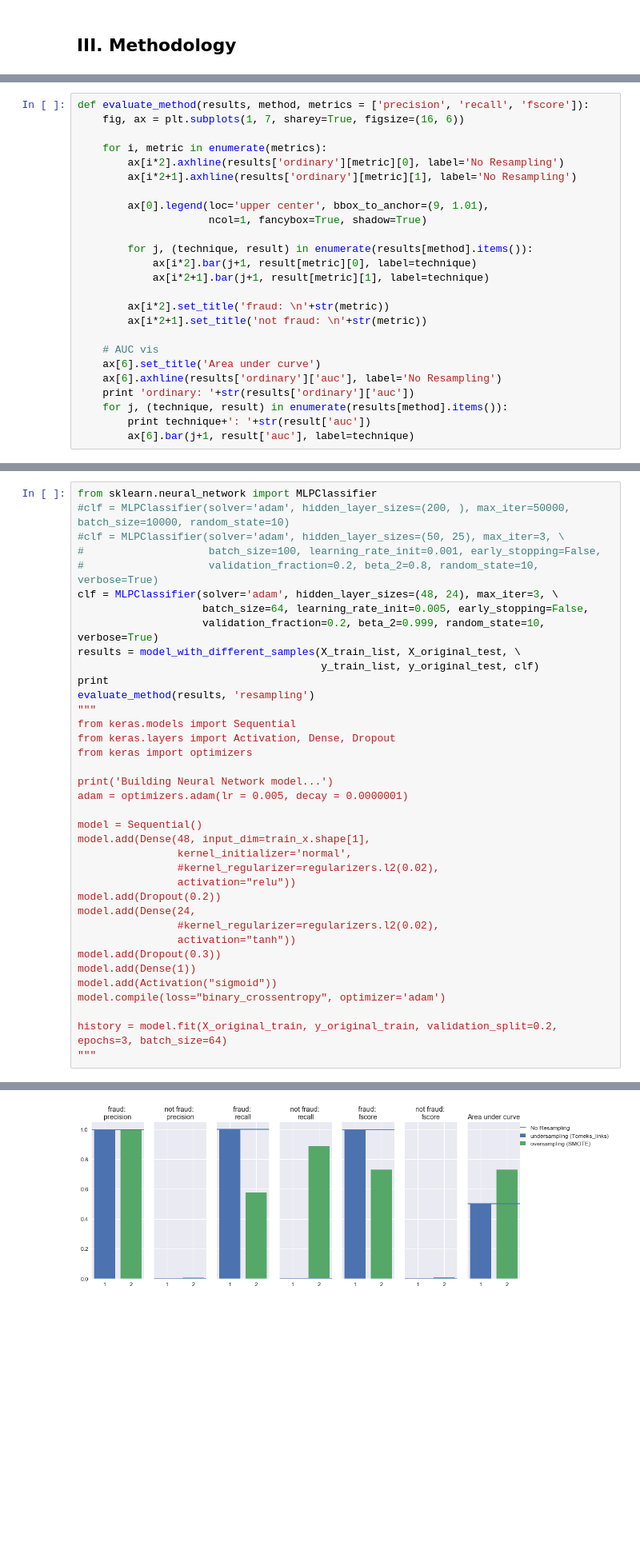
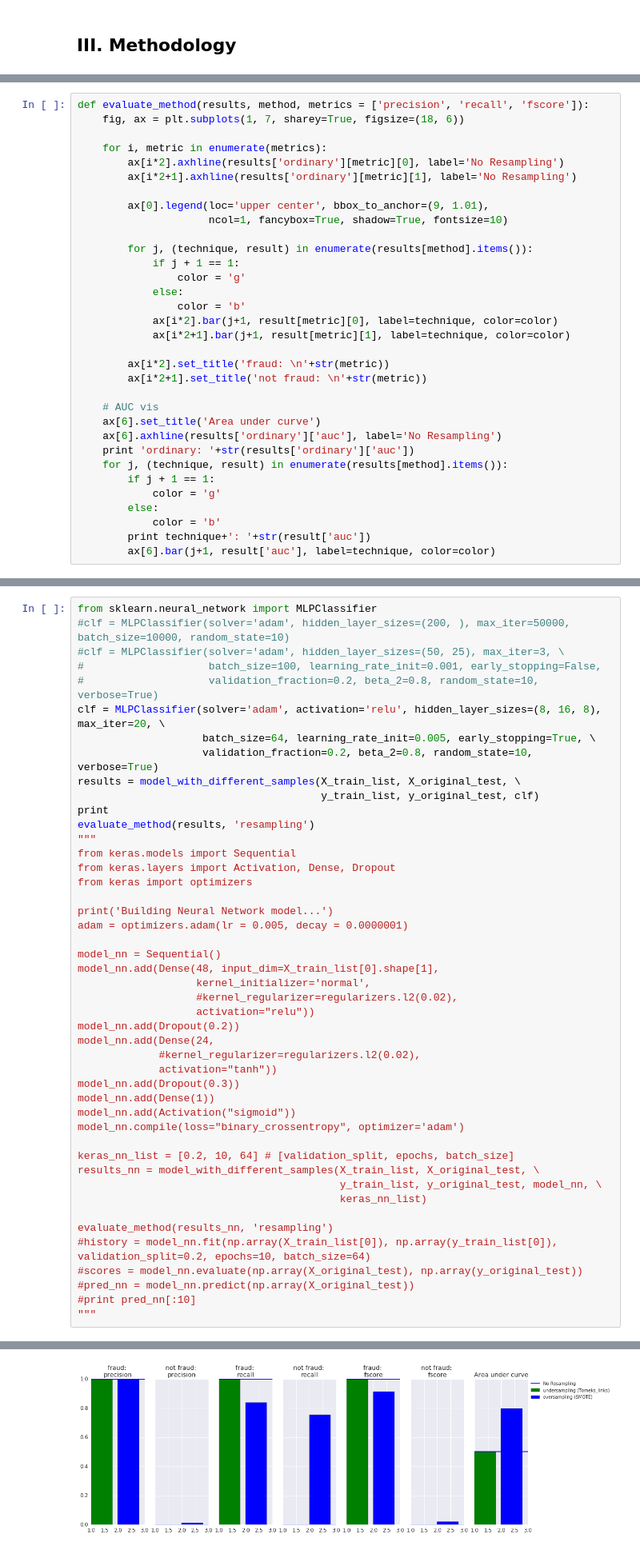
Before and after one commit to yuhow/udacity_nano_ML_course, a Jupyter notebook: capstone/capstone.ipynb, the cells around one changed output, grey strips where cells are left out. Shown: that part at 80% size. Cells and saved outputs as stored; diff of their text form; blank space fills up the shorter version.

```diff
--- a/capstone/capstone.ipynb
+++ b/capstone/capstone.ipynb
@@ -446,18 +497,22 @@ def model_with_different_samples(X_train, X_test, y_train, y_test, model):
     return results
 # %%
 def evaluate_method(results, method, metrics = ['precision', 'recall', 'fscore']):
-    fig, ax = plt.subplots(1, 7, sharey=True, figsize=(16, 6))
+    fig, ax = plt.subplots(1, 7, sharey=True, figsize=(18, 6))
 
     for i, metric in enumerate(metrics):
         ax[i*2].axhline(results['ordinary'][metric][0], label='No Resampling')
         ax[i*2+1].axhline(results['ordinary'][metric][1], label='No Resampling')
 
         ax[0].legend(loc='upper center', bbox_to_anchor=(9, 1.01),
-                     ncol=1, fancybox=True, shadow=True)
+                     ncol=1, fancybox=True, shadow=True, fontsize=10)
 
         for j, (technique, result) in enumerate(results[method].items()):
-            ax[i*2].bar(j+1, result[metric][0], label=technique)
-            ax[i*2+1].bar(j+1, result[metric][1], label=technique)
+            if j + 1 == 1:
+                color = 'g'
+            else:
+                color = 'b'
+            ax[i*2].bar(j+1, result[metric][0], label=technique, color=color)
+            ax[i*2+1].bar(j+1, result[metric][1], label=technique, color=color)
 
         ax[i*2].set_title('fraud: \n'+str(metric))
         ax[i*2+1].set_title('not fraud: \n'+str(metric))
@@ -467,8 +522,12 @@ def evaluate_method(results, method, metrics = ['precision', 'recall', 'fscore']
     ax[6].axhline(results['ordinary']['auc'], label='No Resampling')
     print 'ordinary: '+str(results['ordinary']['auc'])
     for j, (technique, result) in enumerate(results[method].items()):
+        if j + 1 == 1:
+            color = 'g'
+        else:
+            color = 'b'
         print technique+': '+str(result['auc'])
-        ax[6].bar(j+1, result['auc'], label=technique)
+        ax[6].bar(j+1, result['auc'], label=technique, color=color)
 # %%
 from sklearn.ensemble import RandomForestClassifier
 
@@ -491,9 +555,9 @@ from sklearn.neural_network import MLPClassifier
 #clf = MLPClassifier(solver='adam', hidden_layer_sizes=(50, 25), max_iter=3, \
 #                    batch_size=100, learning_rate_init=0.001, early_stopping=False,
 #                    validation_fraction=0.2, beta_2=0.8, random_state=10, verbose=True)
-clf = MLPClassifier(solver='adam', hidden_layer_sizes=(48, 24), max_iter=3, \
-                    batch_size=64, learning_rate_init=0.005, early_stopping=False,
-                    validation_fraction=0.2, beta_2=0.999, random_state=10, verbose=True)
+clf = MLPClassifier(solver='adam', activation='relu', hidden_layer_sizes=(8, 16, 8), max_iter=20, \
+                    batch_size=64, learning_rate_init=0.005, early_stopping=True, \
+                    validation_fraction=0.2, beta_2=0.8, random_state=10, verbose=True)
 results = model_with_different_samples(X_train_list, X_original_test, \
                                        y_train_list, y_original_test, clf)
 print
@@ -506,20 +570,29 @@ from keras import optimizers
 print('Building Neural Network model...')
 adam = optimizers.adam(lr = 0.005, decay = 0.0000001)
 
-model = Sequential()
-model.add(Dense(48, input_dim=train_x.shape[1],
-                kernel_initializer='normal',
-                #kernel_regularizer=regularizers.l2(0.02),
-                activation="relu"))
-model.add(Dropout(0.2))
-model.add(Dense(24,
-                #kernel_regularizer=regularizers.l2(0.02),
-                activation="tanh"))
-model.add(Dropout(0.3))
-model.add(Dense(1))
-model.add(Activation("sigmoid"))
-model.compile(loss="binary_crossentropy", optimizer='adam')
+model_nn = Sequential()
+model_nn.add(Dense(48, input_dim=X_train_list[0].shape[1],
+                   kernel_initializer='normal',
+                   #kernel_regularizer=regularizers.l2(0.02),
+                   activation="relu"))
+model_nn.add(Dropout(0.2))
+model_nn.add(Dense(24,
+             #kernel_regularizer=regularizers.l2(0.02),
+             activation="tanh"))
+model_nn.add(Dropout(0.3))
+model_nn.add(Dense(1))
+model_nn.add(Activation("sigmoid"))
+model_nn.compile(loss="binary_crossentropy", optimizer='adam')
 
-history = model.fit(X_original_train, y_original_train, validation_split=0.2, epochs=3, batch_size=64)
+keras_nn_list = [0.2, 10, 64] # [validation_split, epochs, batch_size]
+results_nn = model_with_different_samples(X_train_list, X_original_test, \
+                                          y_train_list, y_original_test, model_nn, \
+                                          keras_nn_list)
+
+evaluate_method(results_nn, 'resampling')
+#history = model_nn.fit(np.array(X_train_list[0]), np.array(y_train_list[0]), validation_split=0.2, epochs=10, batch_size=64)
+#scores = model_nn.evaluate(np.array(X_original_test), np.array(y_original_test))
+#pred_nn = model_nn.predict(np.array(X_original_test))
+#print pred_nn[:10]
 """
 # %% [output]
@@ -539,4 +616,4 @@ oversampling (SMOTE): 0.731640635875
 '\nfrom keras.models import Sequential\nfrom keras.layers import Activation, Dense, Dropout\nfrom keras import optimizers\n\nprint(\'Building Neural Network model...\')\nadam = optimizers.adam(lr = 0. ...
-[figure, old version]
+[figure, new version]
 # %% [markdown]
 ### Refinement
```
Also changed, not shown: parts of 11 cells of this notebook.
